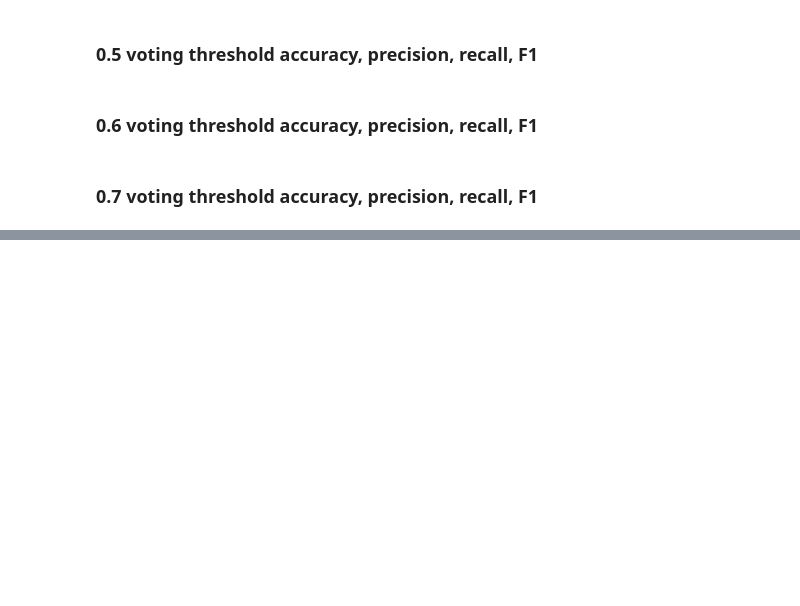
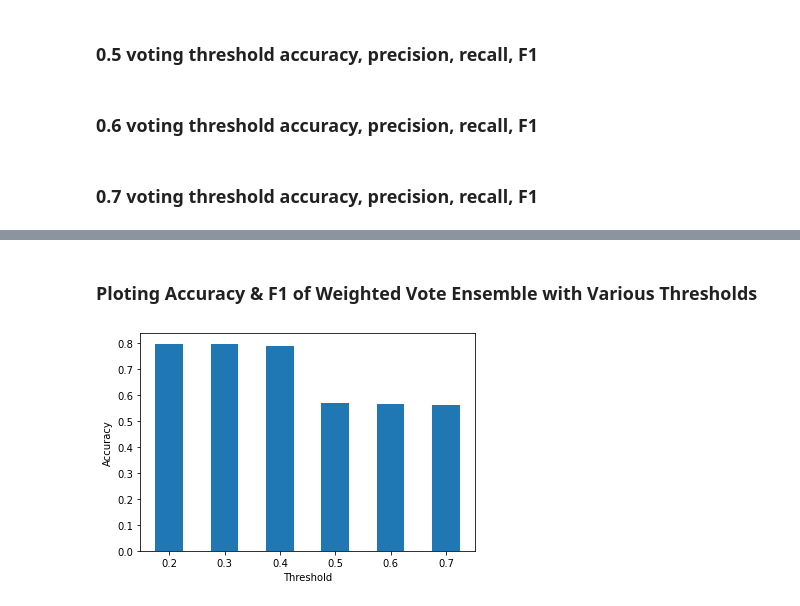
Before and after one commit to shaneluna/smokeynet-engineering, a Jupyter notebook: notebooks/wfabba/2_model_accuracy_scoring.ipynb, the cells around one changed output, grey strips where cells are left out. Drawn from its saved outputs; the diff is of its cells as text; code cells hidden in the pictures; blank space fills up the shorter version.

Commit message:
Modified plots in 2_model_accuracy_scoring.ipynb to MatplotLib plots

```diff
--- a/notebooks/wfabba/2_model_accuracy_scoring.ipynb
+++ b/notebooks/wfabba/2_model_accuracy_scoring.ipynb
@@ -227,2 +219,13 @@ fig.show()
+# %% [markdown]
+### Ploting Accuracy & F1 of Weighted Vote Ensemble with Various Thresholds
+# %%
+x_range = range(len(thresholds))
+plt.bar(x_range, accuracies, width = 0.5)
+plt.xlabel("Threshold")
+plt.ylabel("Accuracy")
+plt.xticks(x_range, thresholds)
+plt.show()
+# %% [output]
+[figure, added]
 # %%
 fig = px.bar(x = thresholds, y = f1s, labels = {"x":"Threshold", "y":"F1"})
```
Also changed, not shown: parts of 10 cells of this notebook.
